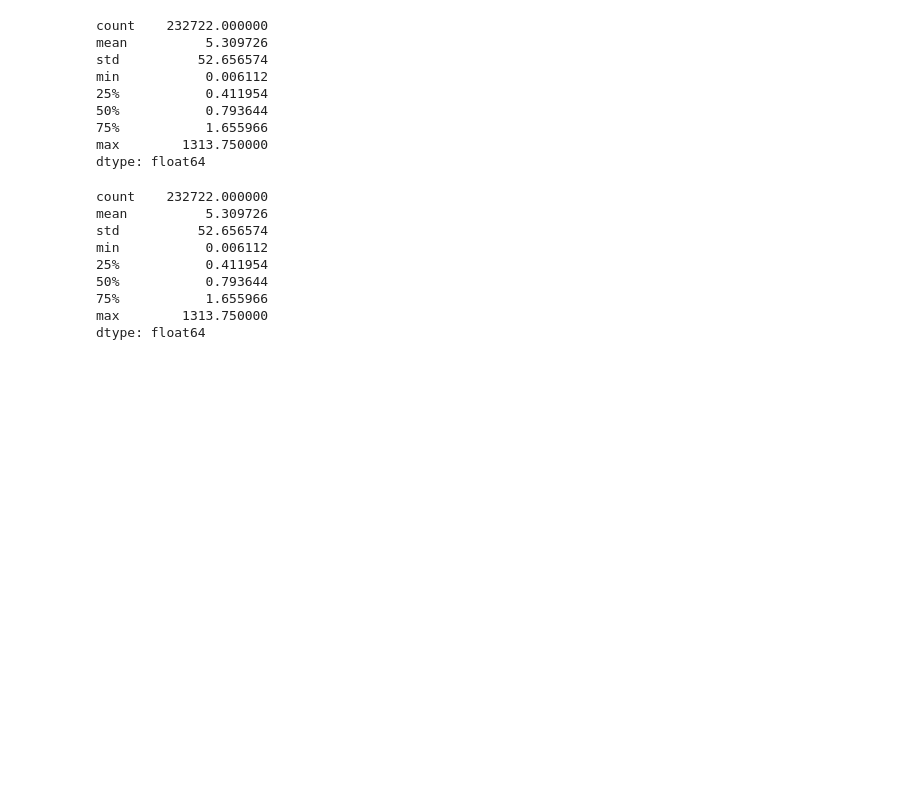
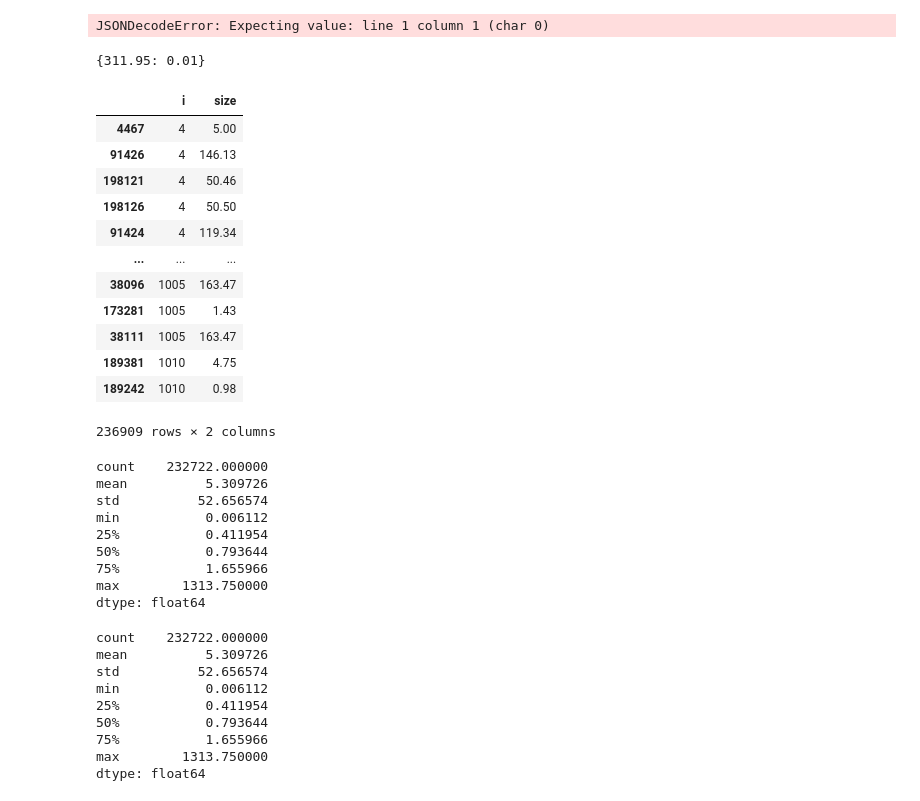
Before and after one commit to danyanyam/THESIS, a Jupyter notebook: notebooks/parsing-raw.ipynb, the cells around one changed output. Drawn from its saved outputs; the diff is of its cells as text; code cells hidden in the pictures; blank space fills up the shorter version.

```diff
--- a/notebooks/parsing-raw.ipynb
+++ b/notebooks/parsing-raw.ipynb
@@ -37,6 +17,6 @@ BYBIT.ws.4.1098   BYBIT.ws.4.422   BYBIT.ws.4.934
 # %%
 all_data = []
-paths = sorted(list(data_path.glob('BYBIT.ws*')), key=lambda x: float(x.name.split('.')[-1]))[:17]
+paths = sorted(list(data_path.glob('BYBIT.ws*')), key=lambda x: float(x.name.split('.')[-1]))[:27]
 
 for path in tqdm(paths):
     with open(path, 'r') as f:
@@ -45,6 +25,8 @@ for path in tqdm(paths):
         _data = [json.loads(i.split(': ')[-1]) for i in f.readlines()]
         _data = [i for i in _data if 'topic' in i]
         all_data.extend([i for i in _data if 'BNBUSDT' in i['topic'] ])
+# %% [output]
+JSONDecodeError: Expecting value: line 1 column 1 (char 0)
 # %%
 asks_cols = [f'ASK{i}' for i in range(25)]
 vasks_cols = [f'VASK{i}' for i in range(25)]
@@ -144,6 +126,26 @@ bid_arrivals = pd.DataFrame(bid_arrivals, columns=['i', 'size'])
 
 ask_cancels = pd.DataFrame(ask_cancels, columns=['i', 'size'])
 bid_cancels = pd.DataFrame(bid_cancels, columns=['i', 'size'])
+# %%
+aggregates
+# %% [output]
+{311.95: 0.01}
+# %%
+bid_arrivals.sort_values('i')
+# %% [output]
+|  | i | size |
+| 4467 | 4 | 5.00 |
+| 91426 | 4 | 146.13 |
+| 198121 | 4 | 50.46 |
+| 198126 | 4 | 50.50 |
+| 91424 | 4 | 119.34 |
+| ... | ... | ... |
+| 38096 | 1005 | 163.47 |
+| 173281 | 1005 | 1.43 |
+| 38111 | 1005 | 163.47 |
+| 189381 | 1010 | 4.75 |
+| 189242 | 1010 | 0.98 |
+236909 rows × 2 columns
 # %%
 data_df = pd.DataFrame(data_df)
 data_df['mid'] = data_df[['BID0', 'ASK0']].mean(axis=1)
```
Also changed, not shown: parts of 1 cell of this notebook, 3 other files.
